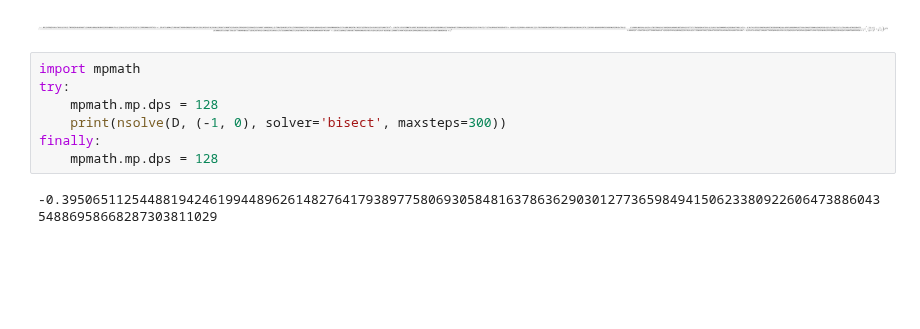
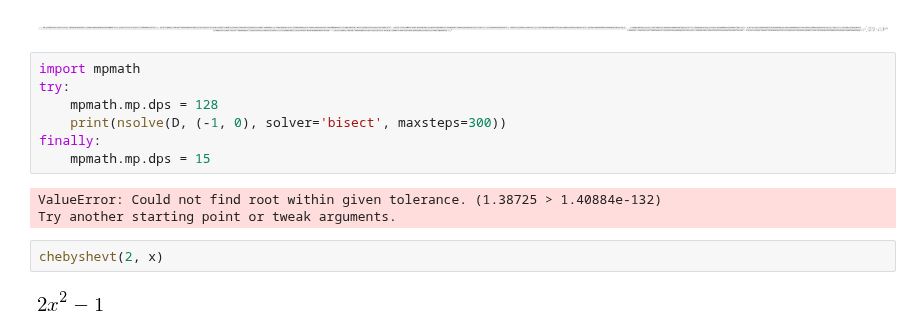
Before and after one commit to ergs/sandbox, a Jupyter notebook: Chebyshev2.ipynb, the cells around one changed output. Cells and saved outputs as stored; diff of their text form; blank space fills up the shorter version.

```diff
--- a/Chebyshev2.ipynb
+++ b/Chebyshev2.ipynb
@@ -204,6 +243,11 @@ try:
     mpmath.mp.dps = 128
     print(nsolve(D, (-1, 0), solver='bisect', maxsteps=300))
 finally:
-    mpmath.mp.dps = 128
+    mpmath.mp.dps = 15
 # %% [output]
--0.39506511254488194246199448962614827641793897758069305848163786362903012773659849415062338092260647388604354886958668287303811029
+ValueError: Could not find root within given tolerance. (1.38725 > 1.40884e-132)
+Try another starting point or tweak arguments.
+# %%
+chebyshevt(2, x)
+# %% [output]
+[figure, added]
```
Also changed, not shown: parts of 4 cells of this notebook.
